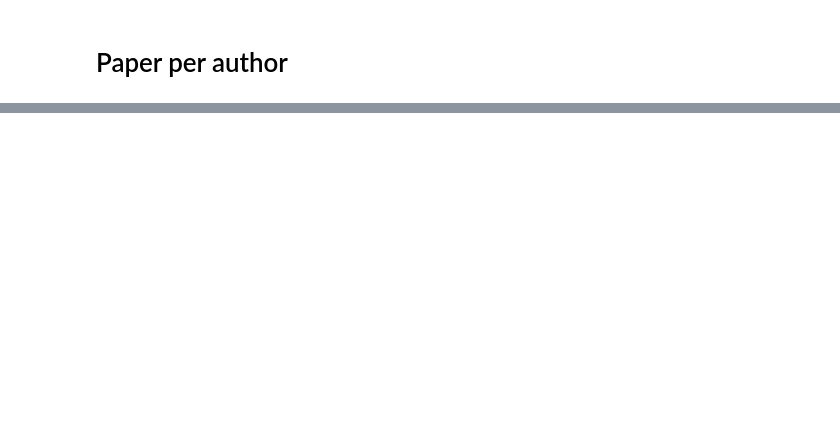
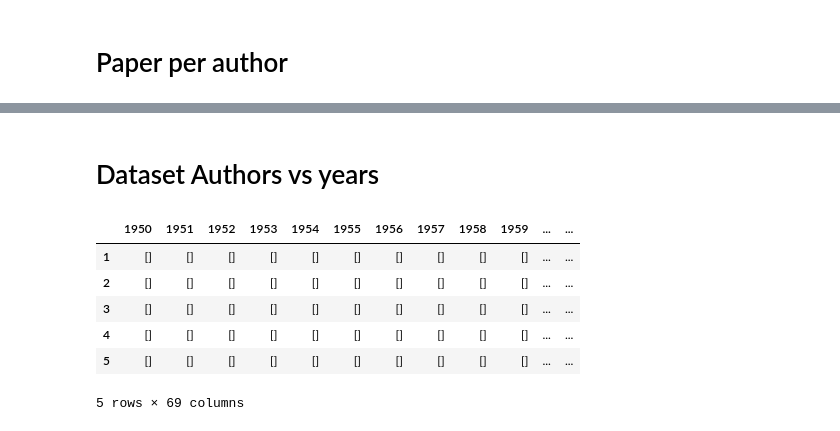
Before and after one commit to juanfernandezgracia/complexity_72h, a Jupyter notebook: Dataset Analysis/Preliminary_analysis.ipynb, the cells around one changed output, grey strips where cells are left out. Drawn from its saved outputs; the diff is of its cells as text; code cells hidden in the pictures; blank space fills up the shorter version.

```diff
--- a/Dataset Analysis/Preliminary_analysis.ipynb
+++ b/Dataset Analysis/Preliminary_analysis.ipynb
@@ -95,0 +153,5 @@ plt.show()
+# %%
+# reduce the dataset up to year 2000
+upper_bound = 1950
+df_pruned = df[df['Time'] <= upper_bound]
+df_pruned.head()
@@ -95,0 +177,6 @@ plt.show()
+# %%
+# flatten this list(df['Simplices'])
+simplices = [item for sublist in df_pruned['Simplices'].values.reshape(-1,1) for item in sublist]
+# flatten simplices that is a list of lists
+node_list_with_repetitions = [item for sublist in simplices for item in sublist]
+nodes_till_upper_bound = set([item for sublist in simplices for item in sublist])
@@ -95,0 +229,18 @@ plt.show()
+# %% [markdown]
+# Dataset Authors vs years
+# %%
+# create an empty dataset with rows nodes_after_upper_bound and colums years from upper_bound to time max
+df_authors_years = pd.DataFrame(index=nodes_after_upper_bound, columns=range(upper_bound, int(df['Time'].max() )+1))
+
+# ever elemet of the df is a empty list
+df_authors_years = df_authors_years.applymap(lambda x: [])
+
+df_authors_years.head()
+# %% [output]
+|  | 1950 | 1951 | 1952 | 1953 | 1954 | 1955 | 1956 | 1957 | 1958 | 1959 | ... | ... |
+| 1 | [] | [] | [] | [] | [] | [] | [] | [] | [] | [] | ... | ... |
+| 2 | [] | [] | [] | [] | [] | [] | [] | [] | [] | [] | ... | ... |
+| 3 | [] | [] | [] | [] | [] | [] | [] | [] | [] | [] | ... | ... |
+| 4 | [] | [] | [] | [] | [] | [] | [] | [] | [] | [] | ... | ... |
+| 5 | [] | [] | [] | [] | [] | [] | [] | [] | [] | [] | ... | ... |
+5 rows × 69 columns
```
Also changed, not shown: parts of 19 cells of this notebook.
